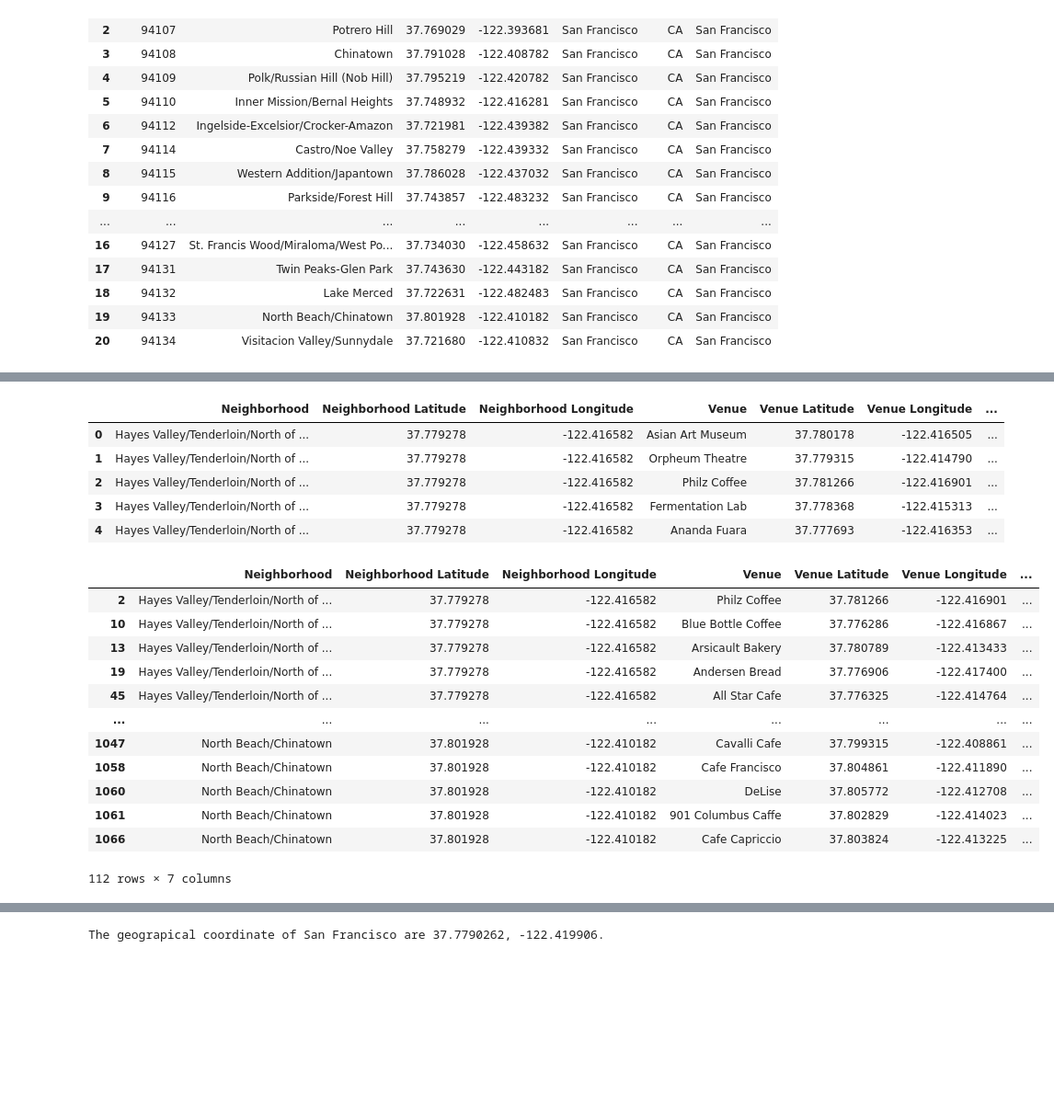
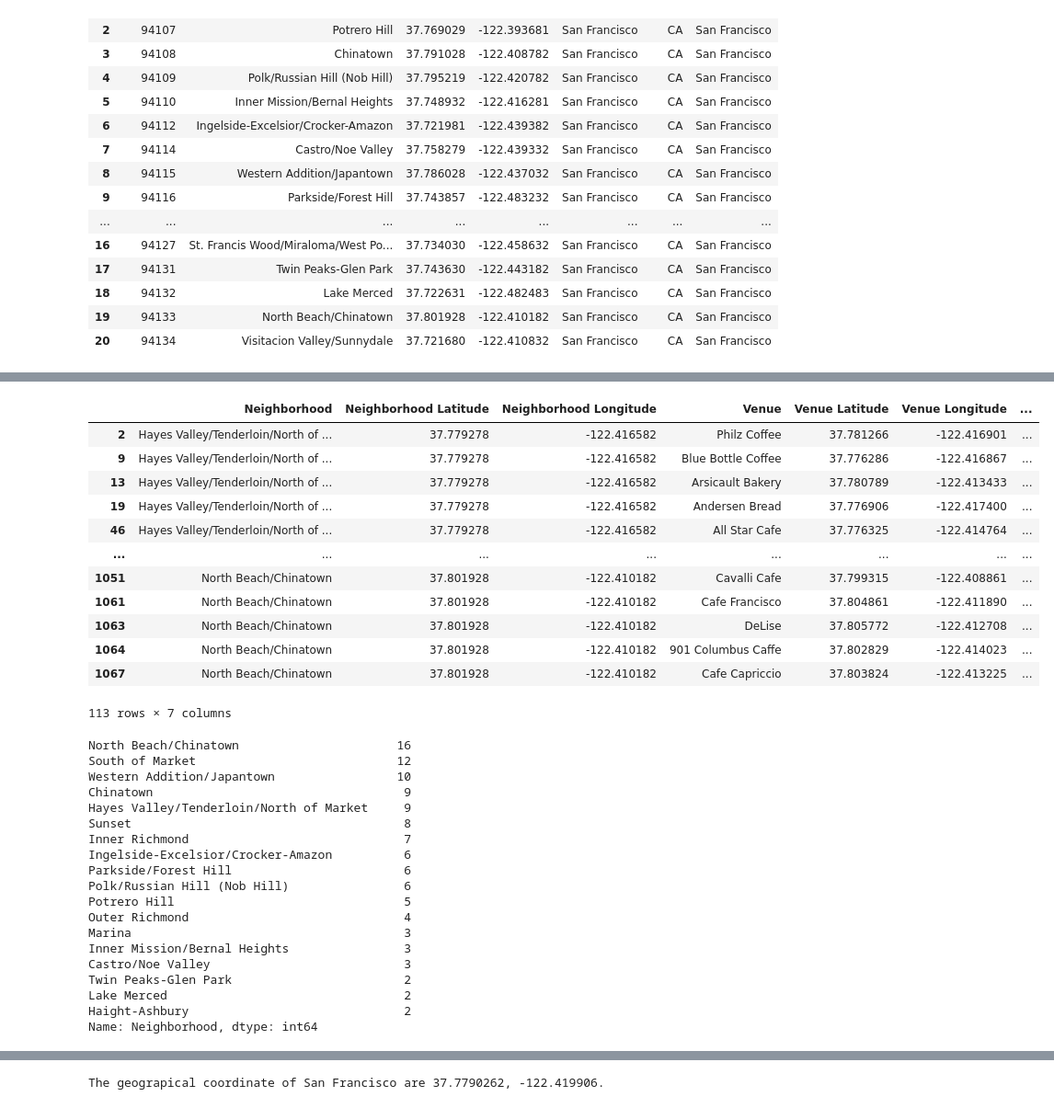
Before and after one commit to mckenziedubois/Coursera_Capstone, a Jupyter notebook: Final Project.ipynb, the cells around one changed output, grey strips where cells are left out. Shown: that part at 92% size. Saved outputs shown, nothing was run; the diff lists cells and outputs as text; code cells hidden in the pictures; blank space fills up the shorter version.

```diff
--- a/Final Project.ipynb
+++ b/Final Project.ipynb
@@ -144,14 +163,17 @@ Visitacion Valley/Sunnydale
-# %%
-sf_venues.head()
-# %% [output]
-|  | Neighborhood | Neighborhood Latitude | Neighborhood Longitude | Venue | Venue Latitude | Venue Longitude | ... |
-| 0 | Hayes Valley/Tenderloin/North of ... | 37.779278 | -122.416582 | Asian Art Museum | 37.780178 | -122.416505 | ... |
-| 1 | Hayes Valley/Tenderloin/North of ... | 37.779278 | -122.416582 | Orpheum Theatre | 37.779315 | -122.414790 | ... |
-| 2 | Hayes Valley/Tenderloin/North of ... | 37.779278 | -122.416582 | Philz Coffee | 37.781266 | -122.416901 | ... |
-| 3 | Hayes Valley/Tenderloin/North of ... | 37.779278 | -122.416582 | Fermentation Lab | 37.778368 | -122.415313 | ... |
-| 4 | Hayes Valley/Tenderloin/North of ... | 37.779278 | -122.416582 | Ananda Fuara | 37.777693 | -122.416353 | ... |
 # %%
-coffee_shops = sf_venues[sf_venues['Venue Category'] == 'Coffee Shop']
-cafés = sf_venues[sf_venues['Venue Category'] == 'Café']
-bubble_tea_shops = sf_venues[sf_venues['Venue Category'] == 'Bubble Tea Shop']
-bakeries = sf_venues[sf_venues['Venue Category'] == 'Bakery']
+coffee_data = sf_venues[sf_venues['Venue Category'].isin(['Coffee Shop','Café','Bubble Tea Shop','Bakery'])] #indexed data to find only coffee_related ve
+coffee_data
+# %% [output]
+|  | Neighborhood | Neighborhood Latitude | Neighborhood Longitude | Venue | Venue Latitude | Venue Longitude | ... |
+| 2 | Hayes Valley/Tenderloin/North of ... | 37.779278 | -122.416582 | Philz Coffee | 37.781266 | -122.416901 | ... |
+| 9 | Hayes Valley/Tenderloin/North of ... | 37.779278 | -122.416582 | Blue Bottle Coffee | 37.776286 | -122.416867 | ... |
+| 13 | Hayes Valley/Tenderloin/North of ... | 37.779278 | -122.416582 | Arsicault Bakery | 37.780789 | -122.413433 | ... |
+| 19 | Hayes Valley/Tenderloin/North of ... | 37.779278 | -122.416582 | Andersen Bread | 37.776906 | -122.417400 | ... |
+| 46 | Hayes Valley/Tenderloin/North of ... | 37.779278 | -122.416582 | All Star Cafe | 37.776325 | -122.414764 | ... |
+| ... | ... | ... | ... | ... | ... | ... | ... |
+| 1051 | North Beach/Chinatown | 37.801928 | -122.410182 | Cavalli Cafe | 37.799315 | -122.408861 | ... |
+| 1061 | North Beach/Chinatown | 37.801928 | -122.410182 | Cafe Francisco | 37.804861 | -122.411890 | ... |
+| 1063 | North Beach/Chinatown | 37.801928 | -122.410182 | DeLise | 37.805772 | -122.412708 | ... |
+| 1064 | North Beach/Chinatown | 37.801928 | -122.410182 | 901 Columbus Caffe | 37.802829 | -122.414023 | ... |
+| 1067 | North Beach/Chinatown | 37.801928 | -122.410182 | Cafe Capriccio | 37.803824 | -122.413225 | ... |
+113 rows × 7 columns
@@ -162,18 +180,26 @@ coffee_to_plot = np.array(coffee_data['Neighborhood'].value_counts())
-# %%
-coffee_data
-# %% [output]
-|  | Neighborhood | Neighborhood Latitude | Neighborhood Longitude | Venue | Venue Latitude | Venue Longitude | ... |
-| 2 | Hayes Valley/Tenderloin/North of ... | 37.779278 | -122.416582 | Philz Coffee | 37.781266 | -122.416901 | ... |
-| 10 | Hayes Valley/Tenderloin/North of ... | 37.779278 | -122.416582 | Blue Bottle Coffee | 37.776286 | -122.416867 | ... |
-| 13 | Hayes Valley/Tenderloin/North of ... | 37.779278 | -122.416582 | Arsicault Bakery | 37.780789 | -122.413433 | ... |
-| 19 | Hayes Valley/Tenderloin/North of ... | 37.779278 | -122.416582 | Andersen Bread | 37.776906 | -122.417400 | ... |
-| 45 | Hayes Valley/Tenderloin/North of ... | 37.779278 | -122.416582 | All Star Cafe | 37.776325 | -122.414764 | ... |
-| ... | ... | ... | ... | ... | ... | ... | ... |
-| 1047 | North Beach/Chinatown | 37.801928 | -122.410182 | Cavalli Cafe | 37.799315 | -122.408861 | ... |
-| 1058 | North Beach/Chinatown | 37.801928 | -122.410182 | Cafe Francisco | 37.804861 | -122.411890 | ... |
-| 1060 | North Beach/Chinatown | 37.801928 | -122.410182 | DeLise | 37.805772 | -122.412708 | ... |
-| 1061 | North Beach/Chinatown | 37.801928 | -122.410182 | 901 Columbus Caffe | 37.802829 | -122.414023 | ... |
-| 1066 | North Beach/Chinatown | 37.801928 | -122.410182 | Cafe Capriccio | 37.803824 | -122.413225 | ... |
-112 rows × 7 columns
+# %%
+coffee_to_plot = coffee_data['Neighborhood'].value_counts() #count the number of occurrences of each neighborhood to find the number of venues
+print(coffee_to_plot)
+neighborhoods = coffee_data['Neighborhood'].value_counts().index.values #extract the name of the of the neighborhoods in order of decreasing num of coffee venues
+# %% [output]
+North Beach/Chinatown                      16
+South of Market                            12
+Western Addition/Japantown                 10
+Chinatown                                   9
+Hayes Valley/Tenderloin/North of Market     9
+Sunset                                      8
+Inner Richmond                              7
+Ingelside-Excelsior/Crocker-Amazon          6
+Parkside/Forest Hill                        6
+Polk/Russian Hill (Nob Hill)                6
+Potrero Hill                                5
+Outer Richmond                              4
+Marina                                      3
+Inner Mission/Bernal Heights                3
+Castro/Noe Valley                           3
+Twin Peaks-Glen Park                        2
+Lake Merced                                 2
+Haight-Ashbury                              2
+Name: Neighborhood, dtype: int64
 # %%
 fig1 = plt.figure()
```
Also changed, not shown: parts of 13 cells of this notebook.
